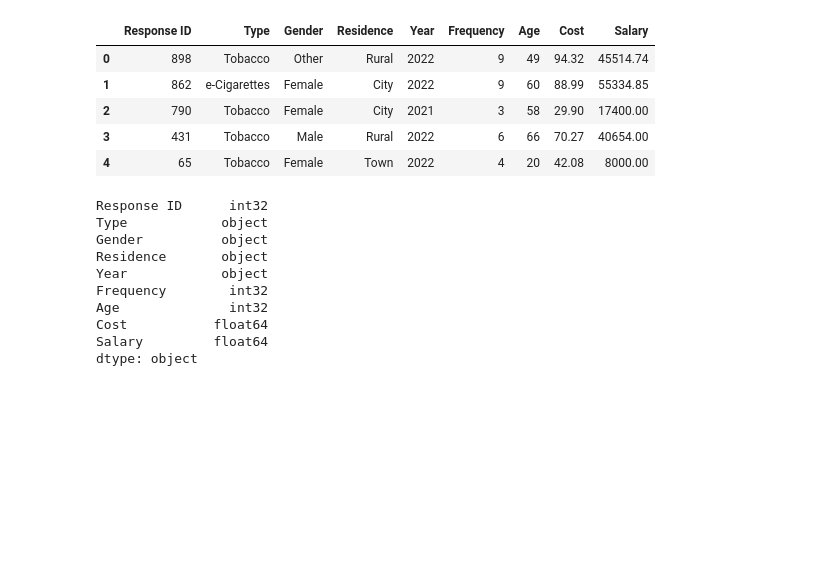
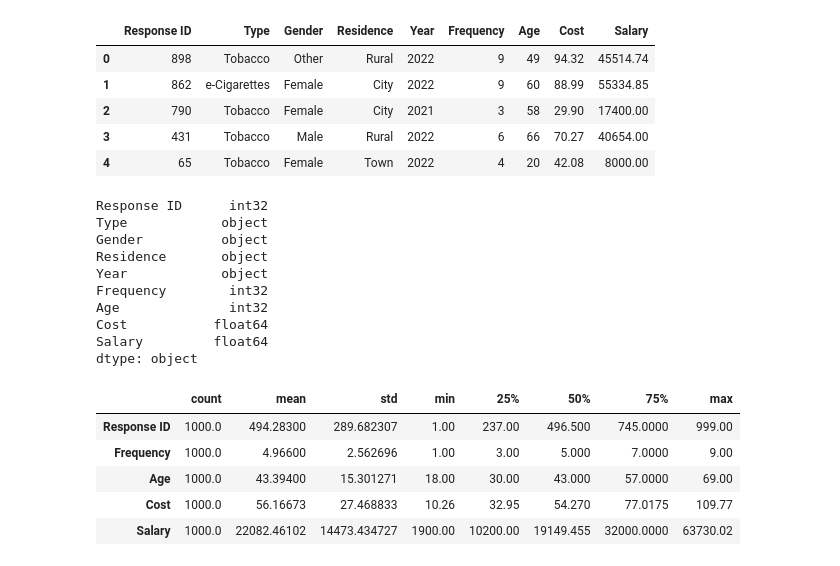
Before and after one commit to MSoD1/Programming-for-Data-Analysis, a Jupyter notebook: Project1_Synthesis_Data.ipynb, the cells around one changed output. Cells and saved outputs as stored; diff of their text form; code cells hidden in the pictures; blank space fills up the shorter version.

```diff
--- a/Project1_Synthesis_Data.ipynb
+++ b/Project1_Synthesis_Data.ipynb
@@ -107,3 +107,12 @@ dtype: object
 # %%
 df['Cost'] =np.float32(df['Cost'])
 df['Salary'] = np.float32(df['Salary'])
+# %%
+df.describe().T
+# %% [output]
+|  | count | mean | std | min | 25% | 50% | 75% | max |
+| Response ID | 1000.0 | 494.28300 | 289.682307 | 1.00 | 237.00 | 496.500 | 745.0000 | 999.00 |
+| Frequency | 1000.0 | 4.96600 | 2.562696 | 1.00 | 3.00 | 5.000 | 7.0000 | 9.00 |
+| Age | 1000.0 | 43.39400 | 15.301271 | 18.00 | 30.00 | 43.000 | 57.0000 | 69.00 |
+| Cost | 1000.0 | 56.16673 | 27.468833 | 10.26 | 32.95 | 54.270 | 77.0175 | 109.77 |
+| Salary | 1000.0 | 22082.46102 | 14473.434727 | 1900.00 | 10200.00 | 19149.455 | 32000.0000 | 63730.02 |
```
Also changed, not shown: parts of 6 cells of this notebook.
